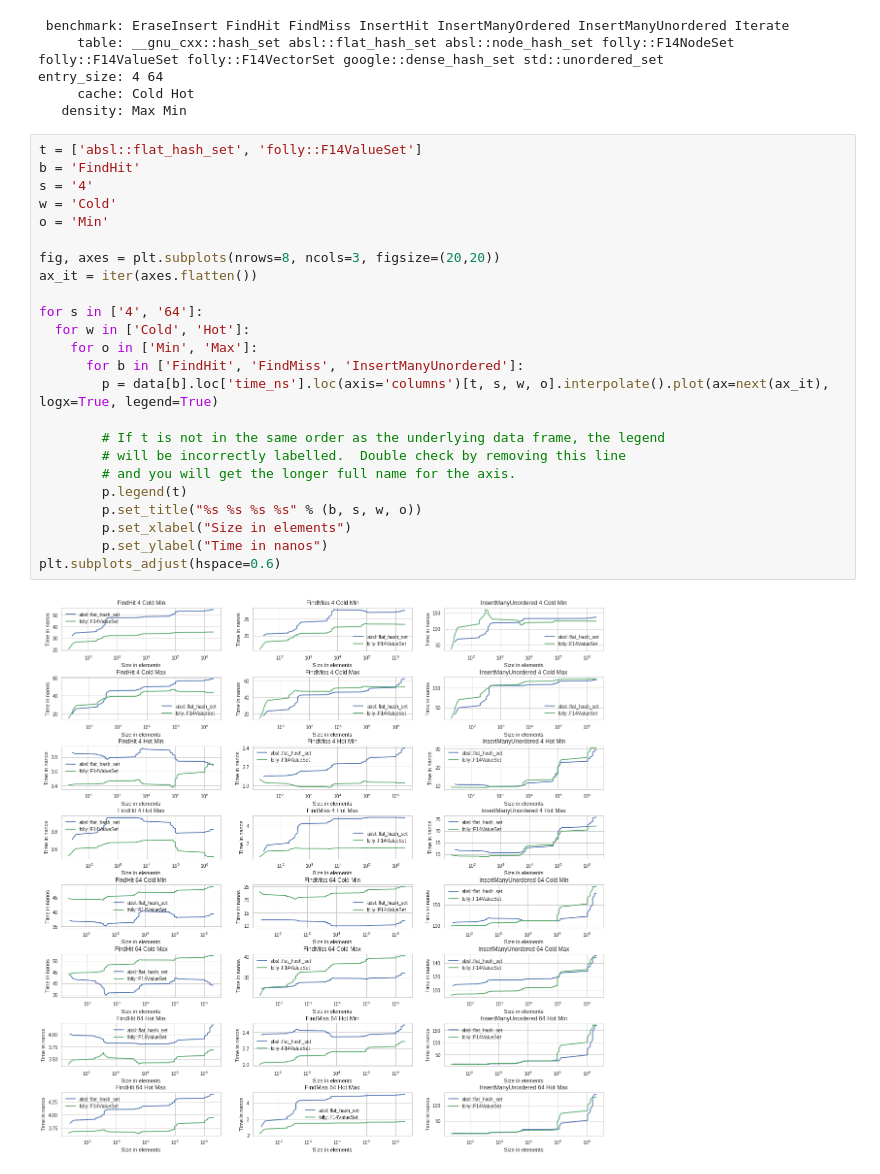
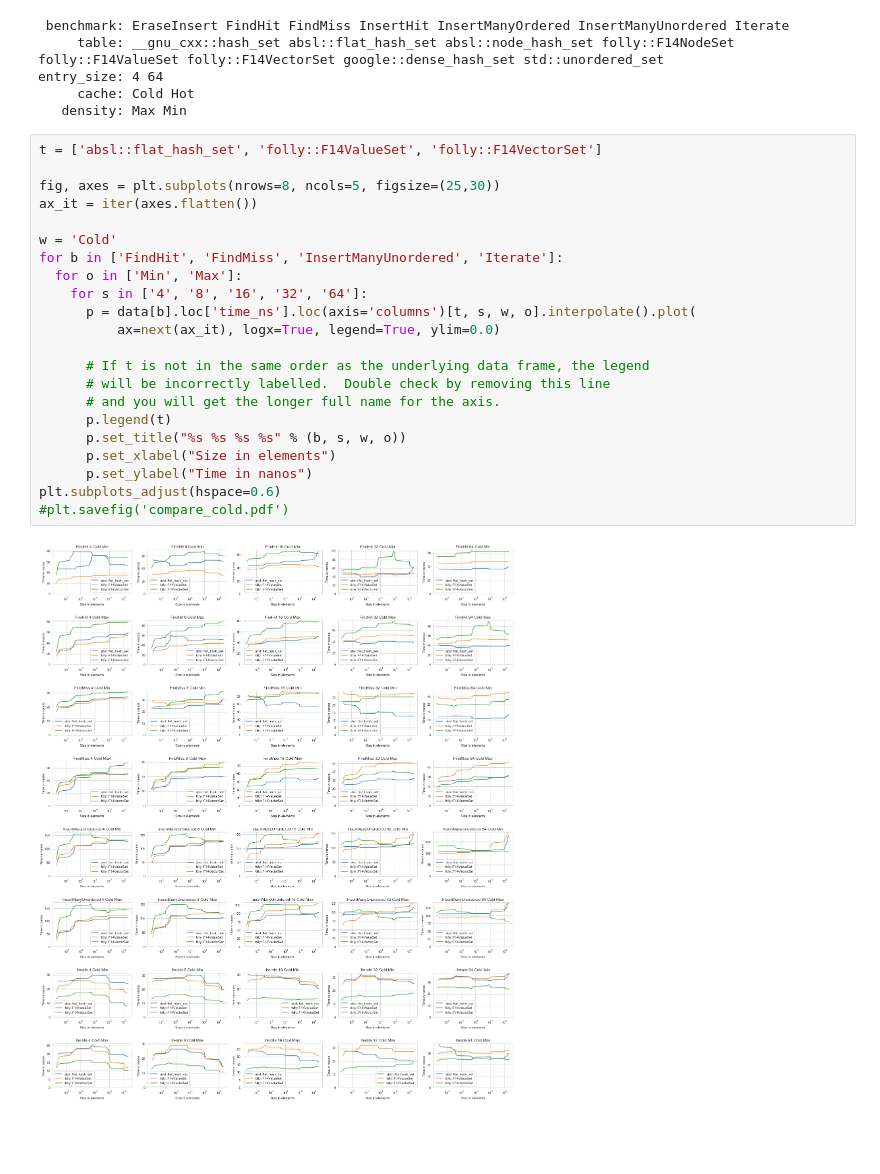
Before and after one commit to google/hashtable-benchmarks, a Jupyter notebook: hashtable_benchmarks.ipynb, the cells around one changed output. Drawn from its saved outputs; the diff is of its cells as text; blank space fills up the shorter version.

Commit message:
separate hot and cold benchmark panel, plot all sizes, add Iterate

```diff
--- a/hashtable_benchmarks.ipynb
+++ b/hashtable_benchmarks.ipynb
@@ -105,28 +105,26 @@ entry_size: 4 64
      cache: Cold Hot
    density: Max Min
 # %%
-t = ['absl::flat_hash_set', 'folly::F14ValueSet']
-b = 'FindHit'
-s = '4'
-w = 'Cold'
-o = 'Min'
+t = ['absl::flat_hash_set', 'folly::F14ValueSet', 'folly::F14VectorSet']
 
-fig, axes = plt.subplots(nrows=8, ncols=3, figsize=(20,20))
+fig, axes = plt.subplots(nrows=8, ncols=5, figsize=(25,30))
 ax_it = iter(axes.flatten())
 
-for s in ['4', '64']:
-  for w in ['Cold', 'Hot']:
-    for o in ['Min', 'Max']:
-      for b in ['FindHit', 'FindMiss', 'InsertManyUnordered']:
-        p = data[b].loc['time_ns'].loc(axis='columns')[t, s, w, o].interpolate().plot(ax=next(ax_it), logx=True, legend=True)
+w = 'Cold'
+for b in ['FindHit', 'FindMiss', 'InsertManyUnordered', 'Iterate']:
+  for o in ['Min', 'Max']:
+    for s in ['4', '8', '16', '32', '64']:
+      p = data[b].loc['time_ns'].loc(axis='columns')[t, s, w, o].interpolate().plot(
+          ax=next(ax_it), logx=True, legend=True, ylim=0.0)
 
-        # If t is not in the same order as the underlying data frame, the legend
-        # will be incorrectly labelled.  Double check by removing this line
-        # and you will get the longer full name for the axis.
-        p.legend(t)
-        p.set_title("%s %s %s %s" % (b, s, w, o))
-        p.set_xlabel("Size in elements")
-        p.set_ylabel("Time in nanos")
+      # If t is not in the same order as the underlying data frame, the legend
+      # will be incorrectly labelled.  Double check by removing this line
+      # and you will get the longer full name for the axis.
+      p.legend(t)
+      p.set_title("%s %s %s %s" % (b, s, w, o))
+      p.set_xlabel("Size in elements")
+      p.set_ylabel("Time in nanos")
 plt.subplots_adjust(hspace=0.6)
+#plt.savefig('compare_cold.pdf')
 # %% [output]
-[figure, old version]
+[figure, new version]
```
Also changed, not shown: parts of 1 cell of this notebook.
